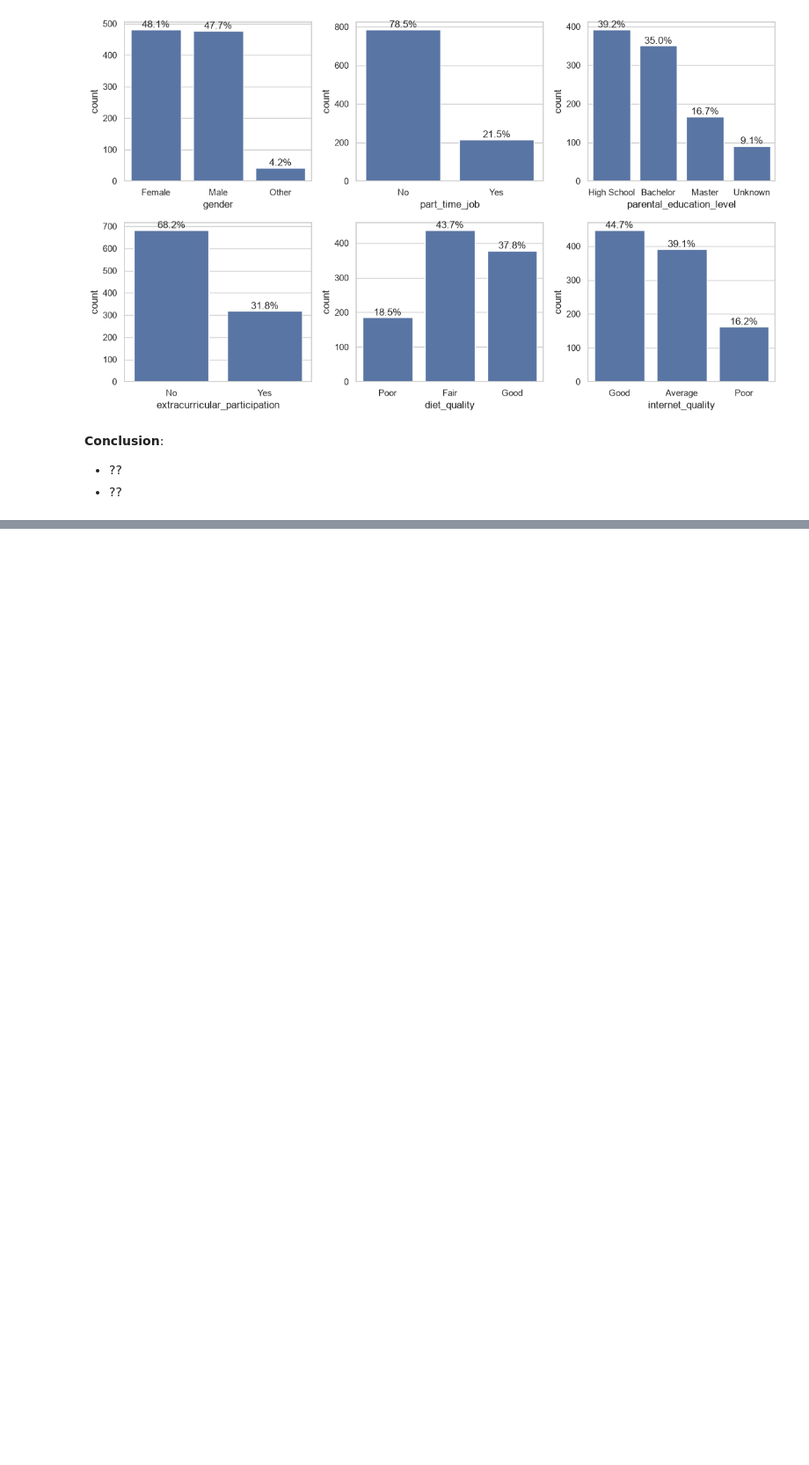
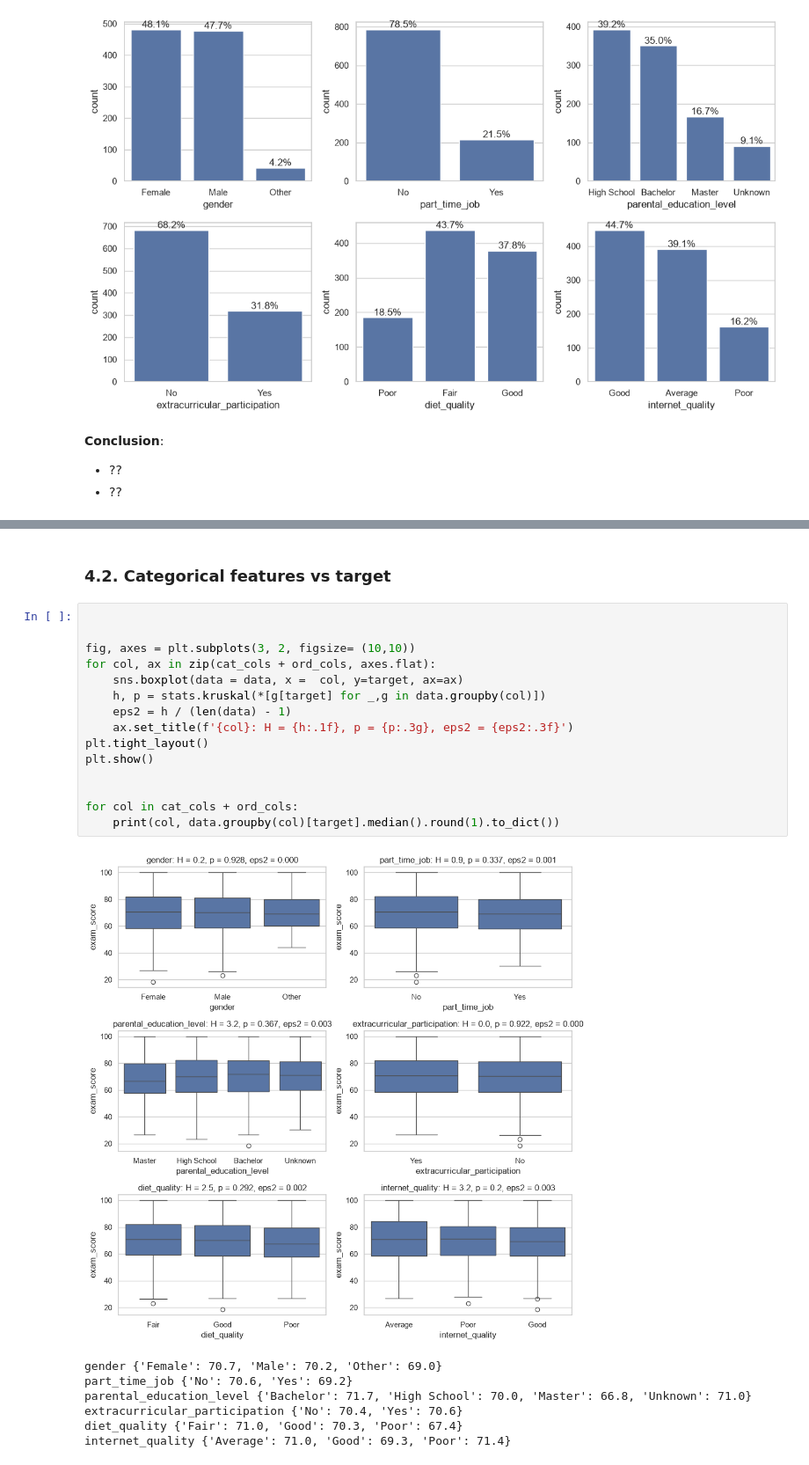
Before and after one commit to trungsyd2409/EDA_academic_performace_1, a Jupyter notebook: EDA_final.ipynb, the cells around one changed output, grey strips where cells are left out. Shown at 88% size. Cells and saved outputs as stored; diff of their text form; blank space fills up the shorter version.

```diff
--- a/EDA_final.ipynb
+++ b/EDA_final.ipynb
@@ -351,0 +393,25 @@ plt.show()
+# %% [markdown]
+### 4.2. Categorical features vs target
+# %%
+
+
+fig, axes = plt.subplots(3, 2, figsize= (10,10))
+for col, ax in zip(cat_cols + ord_cols, axes.flat):
+    sns.boxplot(data = data, x =  col, y=target, ax=ax)
+    h, p = stats.kruskal(*[g[target] for _,g in data.groupby(col)])
+    eps2 = h / (len(data) - 1)
+    ax.set_title(f'{col}: H = {h:.1f}, p = {p:.3g}, eps2 = {eps2:.3f}')
+plt.tight_layout()
+plt.show()
+
+
+for col in cat_cols + ord_cols:
+    print(col, data.groupby(col)[target].median().round(1).to_dict())
+# %% [output]
+[figure, added]
+gender {'Female': 70.7, 'Male': 70.2, 'Other': 69.0}
+part_time_job {'No': 70.6, 'Yes': 69.2}
+parental_education_level {'Bachelor': 71.7, 'High School': 70.0, 'Master': 66.8, 'Unknown': 71.0}
+extracurricular_participation {'No': 70.4, 'Yes': 70.6}
+diet_quality {'Fair': 71.0, 'Good': 70.3, 'Poor': 67.4}
+internet_quality {'Average': 71.0, 'Good': 69.3, 'Poor': 71.4}
```
Also changed, not shown: parts of 12 cells of this notebook.
